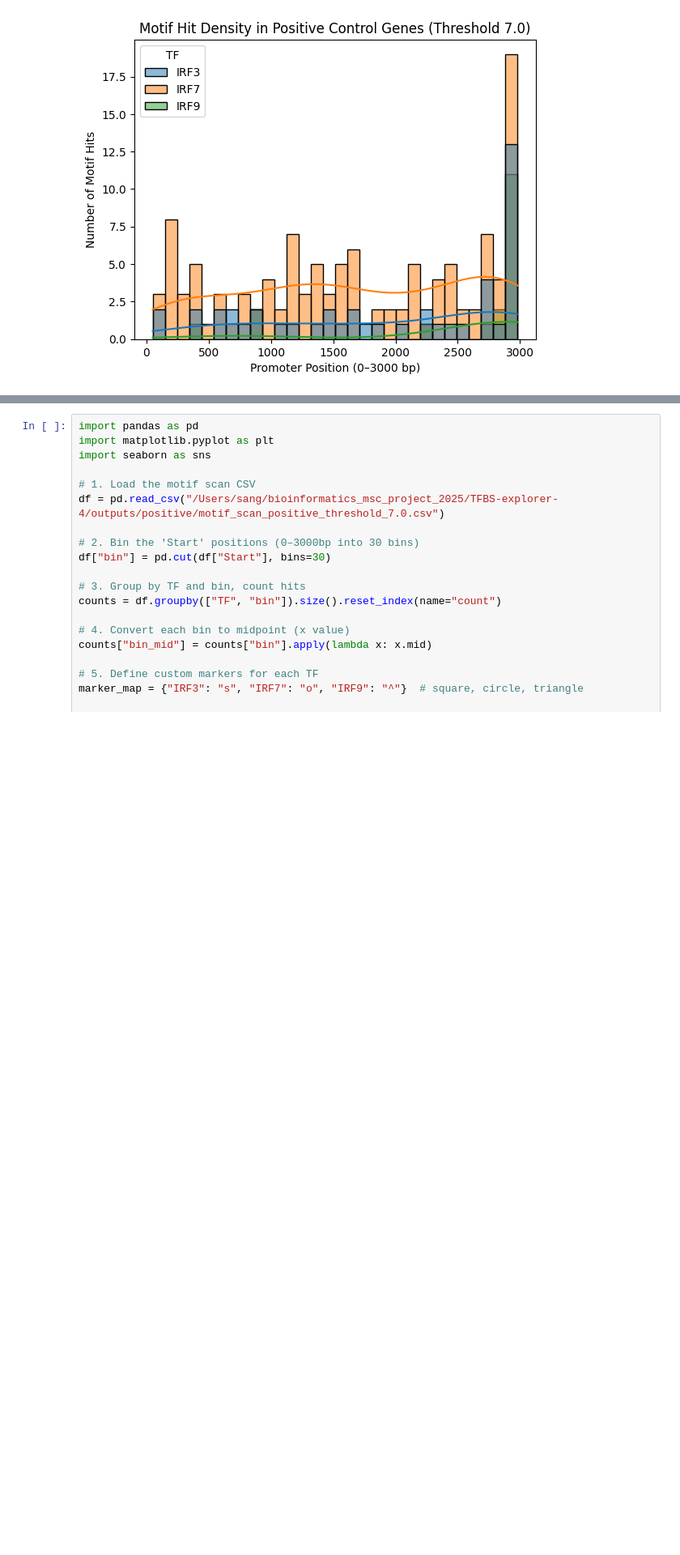
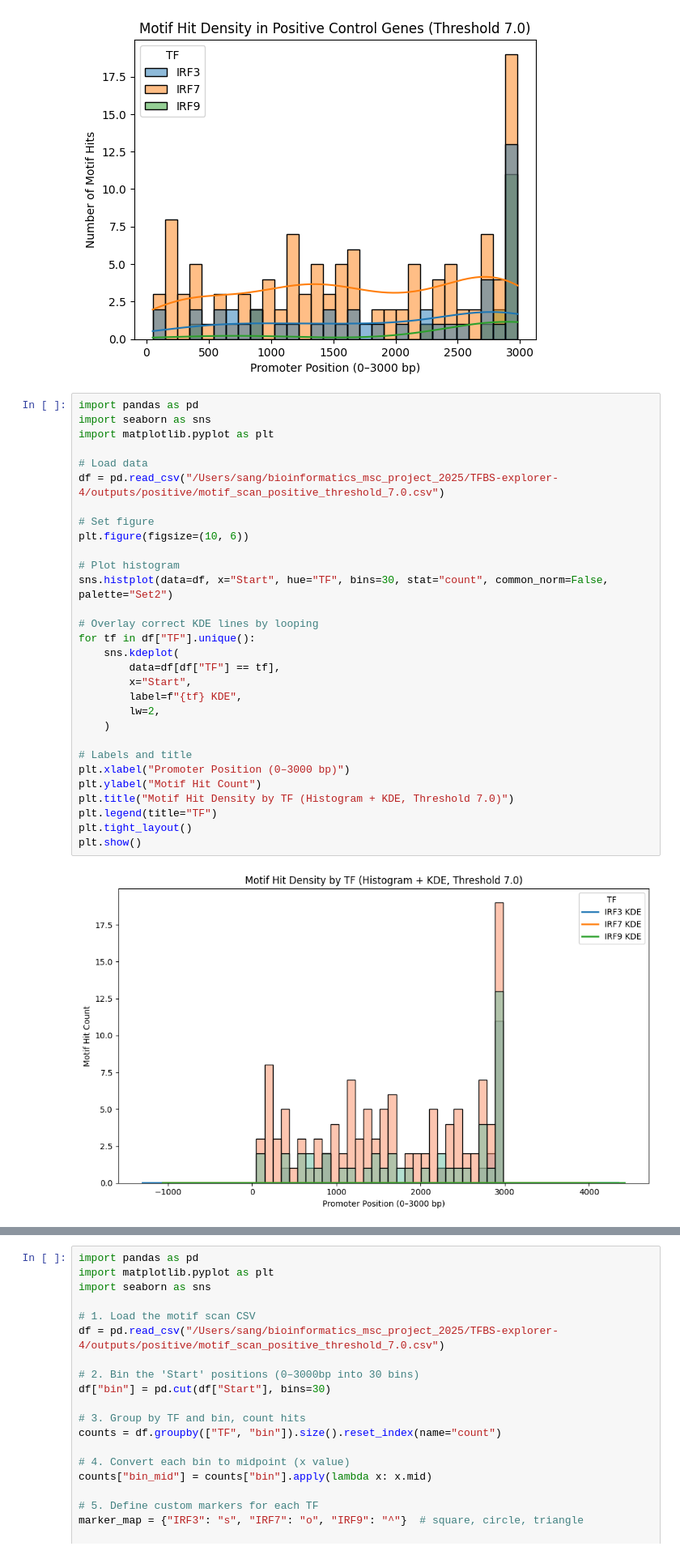
Before and after one commit to Emily3005250/TFBS-explorer, a Jupyter notebook: scripts/TFBS_explorer_human.ipynb, the cells around one changed output, grey strips where cells are left out. Shown at 81% size. Saved outputs shown, nothing was run; the diff lists cells and outputs as text; blank space fills up the shorter version.

```diff
--- a/scripts/TFBS_explorer_human.ipynb
+++ b/scripts/TFBS_explorer_human.ipynb
@@ -365,3 +349,35 @@ plt.title("Motif Hit Density in Positive Control Genes (Threshold 7.0)")
 plt.show()
 # %% [output]
 [figure]
+# %%
+import pandas as pd
+import seaborn as sns
+import matplotlib.pyplot as plt
+
+# Load data
+df = pd.read_csv("/Users/sang/bioinformatics_msc_project_2025/TFBS-explorer-4/outputs/positive/motif_scan_positive_threshold_7.0.csv")
+
+# Set figure
+plt.figure(figsize=(10, 6))
+
+# Plot histogram
+sns.histplot(data=df, x="Start", hue="TF", bins=30, stat="count", common_norm=False, palette="Set2")
+
+# Overlay correct KDE lines by looping
+for tf in df["TF"].unique():
+    sns.kdeplot(
+        data=df[df["TF"] == tf],
+        x="Start",
+        label=f"{tf} KDE",
+        lw=2,
+    )
+
+# Labels and title
+plt.xlabel("Promoter Position (0–3000 bp)")
+plt.ylabel("Motif Hit Count")
+plt.title("Motif Hit Density by TF (Histogram + KDE, Threshold 7.0)")
+plt.legend(title="TF")
+plt.tight_layout()
+plt.show()
+# %% [output]
+[figure, added]
```
Also changed, not shown: parts of 6 cells of this notebook, 1 other file.
